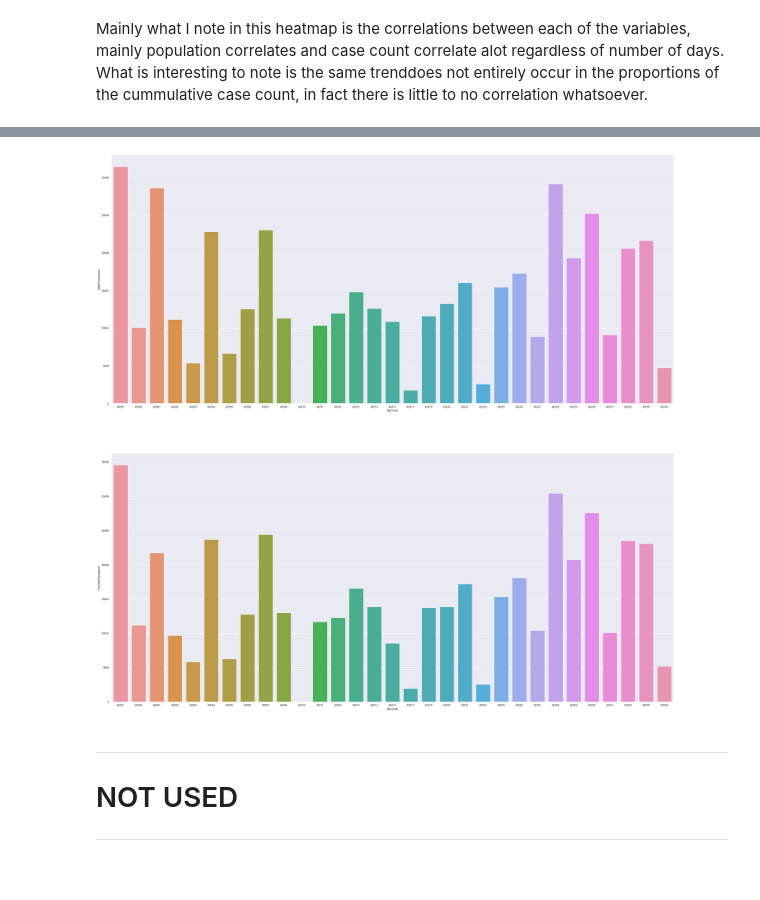
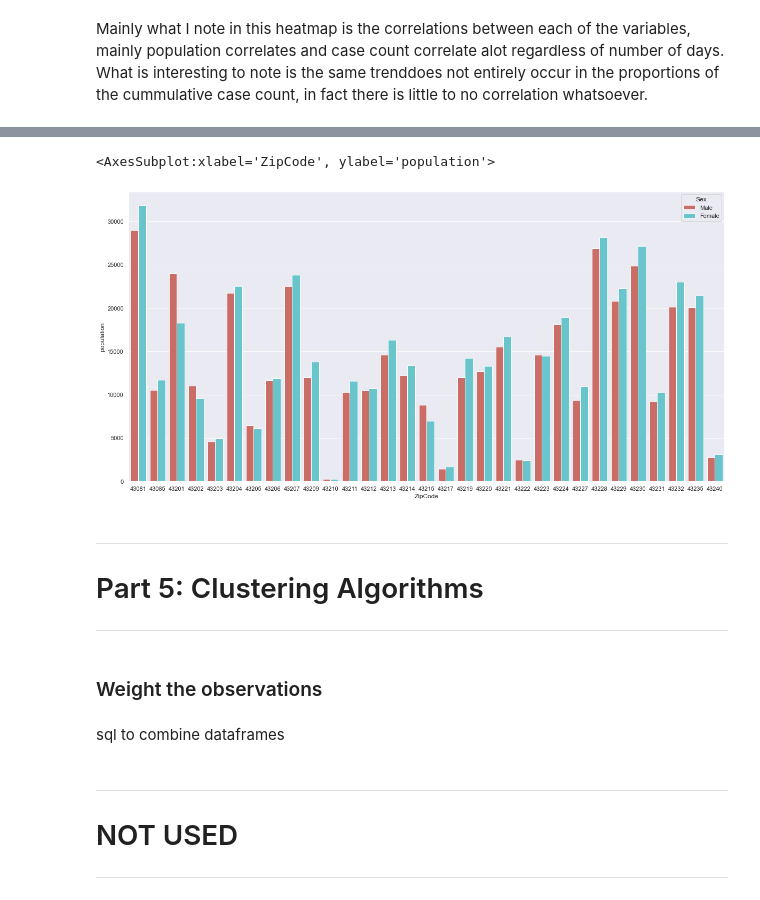
Before and after one commit to stein463/AppliedDataScienceCapstoneIBM, a Jupyter notebook: FinalProjectForIBMDataScienceCertification.ipynb, the cells around one changed output, grey strips where cells are left out. Drawn from its saved outputs; the diff is of its cells as text; code cells hidden in the pictures; blank space fills up the shorter version.

Commit message:
Modified graph to combine Sex

```diff
--- a/FinalProjectForIBMDataScienceCertification.ipynb
+++ b/FinalProjectForIBMDataScienceCertification.ipynb
@@ -702,14 +702,20 @@ zip_cases_df.describe()
 | 50% | 26229.000000 | 1634.000000 | 416.000000 | 140.000000 | 6072.000000 | 1498.200000 | ... |
 | 75% | 42568.000000 | 2631.000000 | 660.500000 | 218.000000 | 7211.750000 | 1714.600000 | ... |
 | max | 61572.000000 | 4163.000000 | 998.000000 | 374.000000 | 11582.700000 | 2880.900000 | ... |
-# %%
-fig,ax = plt.subplots(2,1,figsize=(40,40))
-sns.set_theme(style="darkgrid")
-sns.barplot(x='ZipCode',y='MalePopulation',data=zip_info_df,ax=ax[0])
-sns.barplot(x='ZipCode',y='FemalePopulation',data=zip_info_df,ax=ax[1])
-fig.show()
-# %% [output]
-[figure, removed]
+# %%
+fig,ax = plt.subplots(figsize=(20,10))
+sns.barplot(x='ZipCode',y='population',hue='Sex',data=sqldf("select ZipCode, MalePopulation as population, 'Male' as Sex from zip_info_df union select ZipCode,FemalePopulation,'Female' from zip_info_df;"),palette='hls',ax= ax)
+# %% [output]
+<AxesSubplot:xlabel='ZipCode', ylabel='population'>
+[figure, added]
+# %% [markdown]
+***
+#  Part 5: Clustering Algorithms
+***
+# %% [markdown]
+### Weight the observations
+# %% [markdown]
+sql to combine dataframes
 # %% [markdown]
 ***
 #  NOT USED
```
Also changed, not shown: parts of 8 cells of this notebook.
